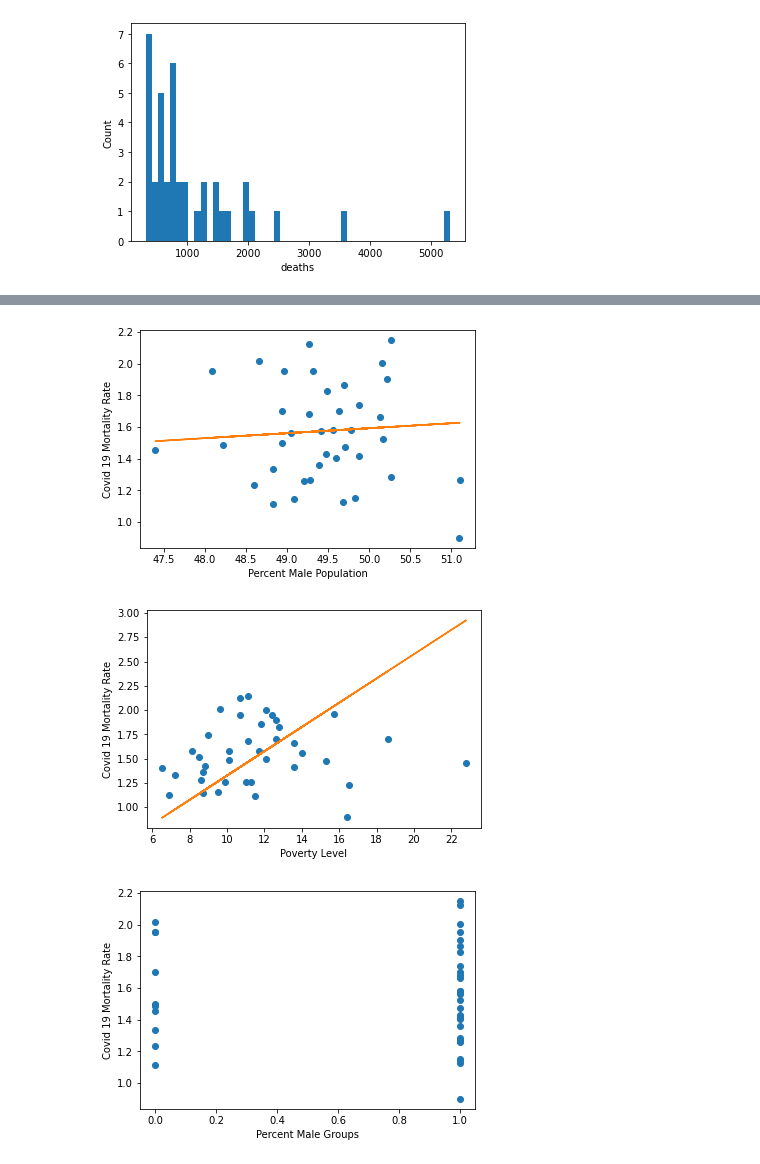
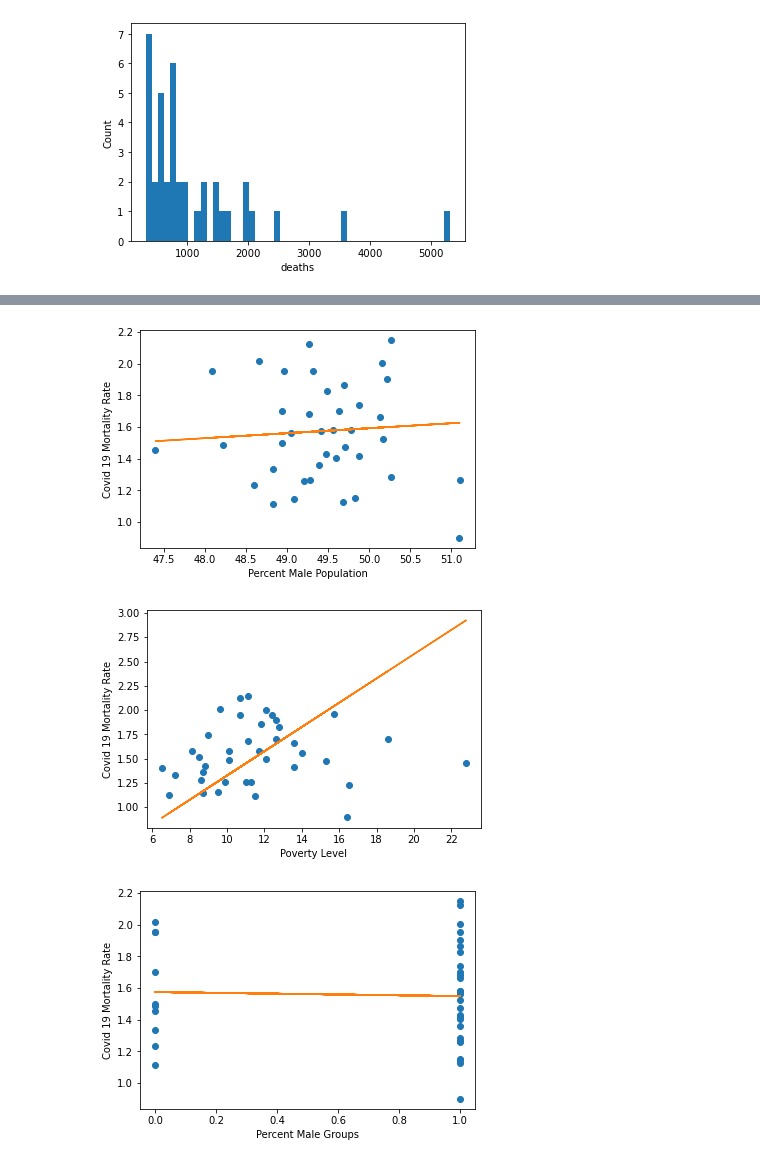
Before and after one commit to CAK25/AnalyzeCovid, a Jupyter notebook: GitHub.ipynb, the cells around one changed output, grey strips where cells are left out. Saved outputs shown, nothing was run; the diff lists cells and outputs as text; code cells hidden in the pictures.

```diff
--- a/GitHub.ipynb
+++ b/GitHub.ipynb
@@ -65,9 +65,8 @@ for i in range(numcounties):
 Percentmale=(male/pop*100)
 # print(Percentmale)
 # print(Mort)
-
+# =====================Plot continuoues data=================================
 # Plot Percent male vs Covid mortality rate
-
 plt.figure(1)
 plt.plot(Percentmale, Mort, 'o')
 plt.xlabel("Percent Male Population");
@@ -112,72 +111,74 @@ print('The slope =')
 print(slope)
 plt.plot(pov,slope*pov+intc)
 
-# Plot discreet for group 1 less than 10% poverty level and group 2 greater than 10% poverty level.
-
+# =====================Plot discrete data=================================
 Covid=pd.DataFrame([pov, Percentmale, Mort], ['Poverty level','Percent Males','Covid Mortality Rate'], counties)
 Covid=Covid.transpose()
 Covid['povGroup'] =''
 # print(Covid)
 Covid['MaleGroup'] =''
 # print(Covid)
+Covid['CombinedGroup'] =''
+# print(Covid)
 
-Covid['MaleGroup'].loc[Covid['Percent Males']<49]=0
-Covid['MaleGroup'].loc[Covid['Percent Males']>=49]=1
-Covid['povGroup'].loc[Covid['Poverty level']<10]=0
-Covid['povGroup'].loc[Covid['Poverty level']>=10]=1
-# print(Covid)
+Covid['MaleGroup'].loc[Covid['Percent Males']<49]=0.
+Covid['MaleGroup'].loc[Covid['Percent Males']>=49]=1.
+Covid['povGroup'].loc[Covid['Poverty level']<10]=0.
+Covid['povGroup'].loc[Covid['Poverty level']>=10]=1.
+Covid['CombinedGroup']=0
+Covid['CombinedGroup'].loc[(Covid['povGroup']==1) & (Covid['MaleGroup']==1)]=1
+
+print(Covid)
 
 # Plot discreet for group 1 less than 49% male and group 2 greater than 49% percent male.
 plt.figure(3)
 plt.plot(Covid['MaleGroup'],Covid['Covid Mortality Rate'],'o')
 plt.xlabel("Percent Male Groups");
 plt.ylabel("Covid 19 Mortality Rate");
-x=sm.add_constant(np.array(Covid['Percent Males']))
-model=sm.OLS(np.array(Covid['Covid Mortality Rate']), x).fit()
-# print(model.summary())
-print(model.params)
 
-parameters=model.params[0]
-intc=parameters[0]
-slope=parameters[1]
+# Regress data
+X = np.c_[np.ones(39),np.array(Covid['MaleGroup'], dtype='float64')]
+print(X)
+from numpy.linalg import inv
+tmp = inv(np.matmul(np.transpose(X),X))
+intc, slope = tmp @ np.transpose(X) @ np.array(Covid['Covid Mortality Rate'])
+
+# x=sm.add_constant(np.array(Covid['MaleGroup']))
+# model=sm.OLS(np.array(Covid['Covid Mortality Rate']), x).fit()
+# print('model.params =')
+# print(model.params)
+
+# intc=model.params[0]
+# slope=model.params[1]
+
+#Plot regressed trendline
 print('y intercept =')
 print(intc)
 print('The slope =')
 print(slope)
-plt.plot(Covid['Percent Males'], slope*Covid['Percent Males']+intc)
+plt.plot(Covid['MaleGroup'], slope*Covid['MaleGroup']+intc)
 
+# ========================================================
+# Plot discreet for group 1 less than 10% Poverty level and group 2 greater than 10% Poverty level.
+plt.figure(4)
+plt.plot(Covid['povGroup'],Covid['Covid Mortality Rate'],'o')
+plt.xlabel("Poverty level");
+plt.ylabel("Covid 19 Mortality Rate");
 
+X = np.c_[np.ones(39),np.array(Covid['povGroup'], dtype='float64')]
+print(X)
+from numpy.linalg import inv
+tmp = inv(np.matmul(np.transpose(X),X))
+intc, slope = tmp @ np.transpose(X) @ np.array(Covid['Covid Mortality Rate'])
+
+print('y intercept =')
+print(intc)
+print('The slope =')
+print(slope)
+plt.plot(Covid['povGroup'], slope*Covid['povGroup']+intc)
 #Plot groups of above 49% male and below 10% poverty level.
 
 #Regression of above 49% male and below 10% poverty level.
-
-# print(pov)
-# print(male)
-# print(pop)
-# print(counties)
-# print(female)
-
-
-
-# X = np.c_[np.ones(32),cyl,wt]
-# from numpy.linalg import inv
-# tmp = inv(np.matmul(np.transpose(X),X))
-# temp=np.matmul(tmp,np.transpose(X))
-# INTERCEPT, SLOPE, SLOPE2 = np.matmul(temp,mpg)
-# print(INTERCEPT, SLOPE, SLOPE2)
-
-# model=sm.OLS(mpg,X).fit()
-# print(model.summary())
-# # INTERCEPT, SLOPE, SLOPE2 = tmp @ np.transpose(X) @ mpg
-
-# print(stats.ttest_1samp(pop,0))
-# print(stats.ttest_1samp(pov,0))
-# print(stats.ttest_ind(pop,pov))
-
-# plt.figure(1)
-# plt.hist(pov, bins=50);
-# plt.xlabel("Percent Below Poverty Level %");
-# plt.ylabel("Count");
 # %% [output]
 y intercept =
 0.02021959856755875
@@ -208,3 +238,3 @@ IndexError: invalid index to scalar variable.
 [figure]
 [figure]
-[figure, old version]
+[figure, new version]
```
Also changed, not shown: parts of 1 cell of this notebook.
